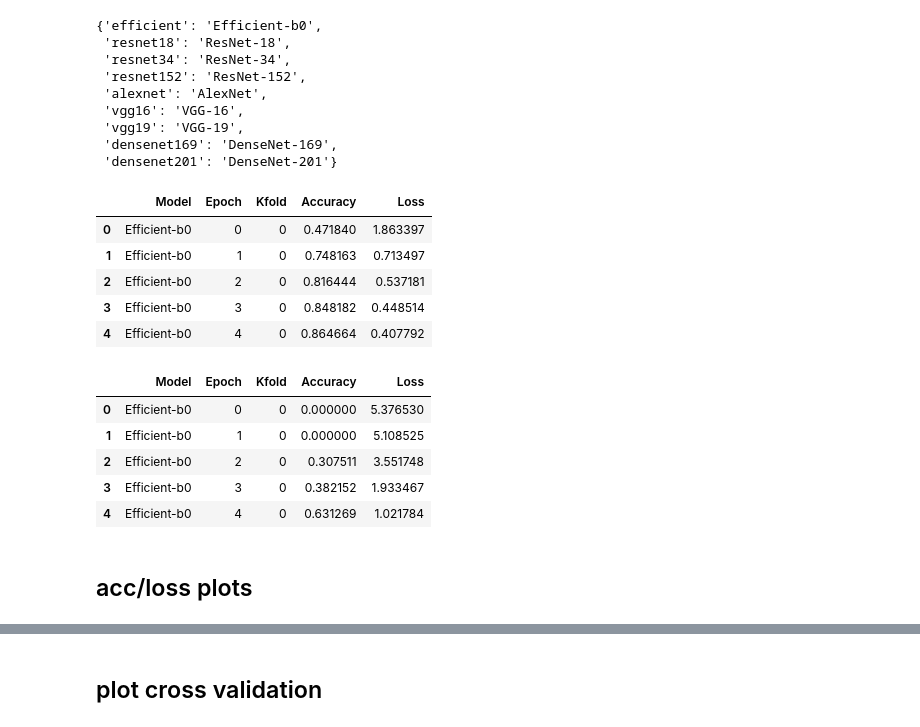
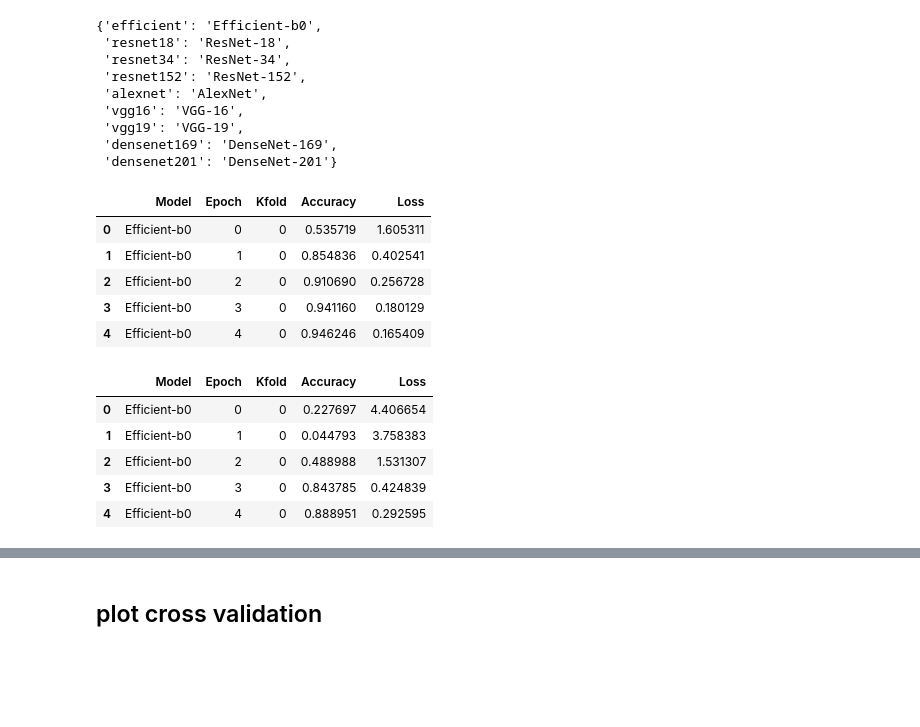
Before and after one commit to vprzybylo/cocpit, a Jupyter notebook: notebooks/make_plots.ipynb, the cells around one changed output, grey strips where cells are left out. Saved outputs shown, nothing was run; the diff lists cells and outputs as text; code cells hidden in the pictures; blank space fills up the shorter version.

```diff
--- a/notebooks/make_plots.ipynb
+++ b/notebooks/make_plots.ipynb
@@ -111,27 +122,27 @@ convert_names
  'densenet169': 'DenseNet-169',
  'densenet201': 'DenseNet-201'}
 # %%
-train_csv = '/data/data/saved_accuracies/no_mask/save_train_acc_loss_e50_bs128_k5_9models.csv'
+train_csv = '/data/data/saved_accuracies/no_mask/save_train_acc_loss_e30_bs128_k0_9models.csv'
 df_train = pd.read_csv(train_csv, names=["Model", "Epoch", "Kfold", "Accuracy", "Loss"])
 df_train.replace(convert_names, inplace=True)
 df_train.head()
 # %% [output]
 |  | Model | Epoch | Kfold | Accuracy | Loss |
-| 0 | Efficient-b0 | 0 | 0 | 0.471840 | 1.863397 |
-| 1 | Efficient-b0 | 1 | 0 | 0.748163 | 0.713497 |
-| 2 | Efficient-b0 | 2 | 0 | 0.816444 | 0.537181 |
-| 3 | Efficient-b0 | 3 | 0 | 0.848182 | 0.448514 |
-| 4 | Efficient-b0 | 4 | 0 | 0.864664 | 0.407792 |
+| 0 | Efficient-b0 | 0 | 0 | 0.535719 | 1.605311 |
+| 1 | Efficient-b0 | 1 | 0 | 0.854836 | 0.402541 |
+| 2 | Efficient-b0 | 2 | 0 | 0.910690 | 0.256728 |
+| 3 | Efficient-b0 | 3 | 0 | 0.941160 | 0.180129 |
+| 4 | Efficient-b0 | 4 | 0 | 0.946246 | 0.165409 |
 # %%
-val_csv = '/data/data/saved_accuracies/no_mask/save_val_acc_loss_e50_bs128_k5_9models.csv'
+val_csv = '/data/data/saved_accuracies/no_mask/save_val_acc_loss_e30_bs128_k0_9models.csv'
 df_val = pd.read_csv(val_csv, names=["Model", "Epoch", "Kfold", "Accuracy", "Loss"])
 df_val.replace(convert_names, inplace=True)
 df_val.head()
 # %% [output]
 |  | Model | Epoch | Kfold | Accuracy | Loss |
-| 0 | Efficient-b0 | 0 | 0 | 0.000000 | 5.376530 |
-| 1 | Efficient-b0 | 1 | 0 | 0.000000 | 5.108525 |
-| 2 | Efficient-b0 | 2 | 0 | 0.307511 | 3.551748 |
-| 3 | Efficient-b0 | 3 | 0 | 0.382152 | 1.933467 |
-| 4 | Efficient-b0 | 4 | 0 | 0.631269 | 1.021784 |
+| 0 | Efficient-b0 | 0 | 0 | 0.227697 | 4.406654 |
+| 1 | Efficient-b0 | 1 | 0 | 0.044793 | 3.758383 |
+| 2 | Efficient-b0 | 2 | 0 | 0.488988 | 1.531307 |
+| 3 | Efficient-b0 | 3 | 0 | 0.843785 | 0.424839 |
+| 4 | Efficient-b0 | 4 | 0 | 0.888951 | 0.292595 |
 # %%
@@ -157,2 +166,0 @@ train_losses = np.average(df_train['Loss'].values.reshape(num_models, kfold, num
-# %% [markdown]
-## acc/loss plots
```
Also changed, not shown: parts of 37 cells of this notebook, 14 other files.
